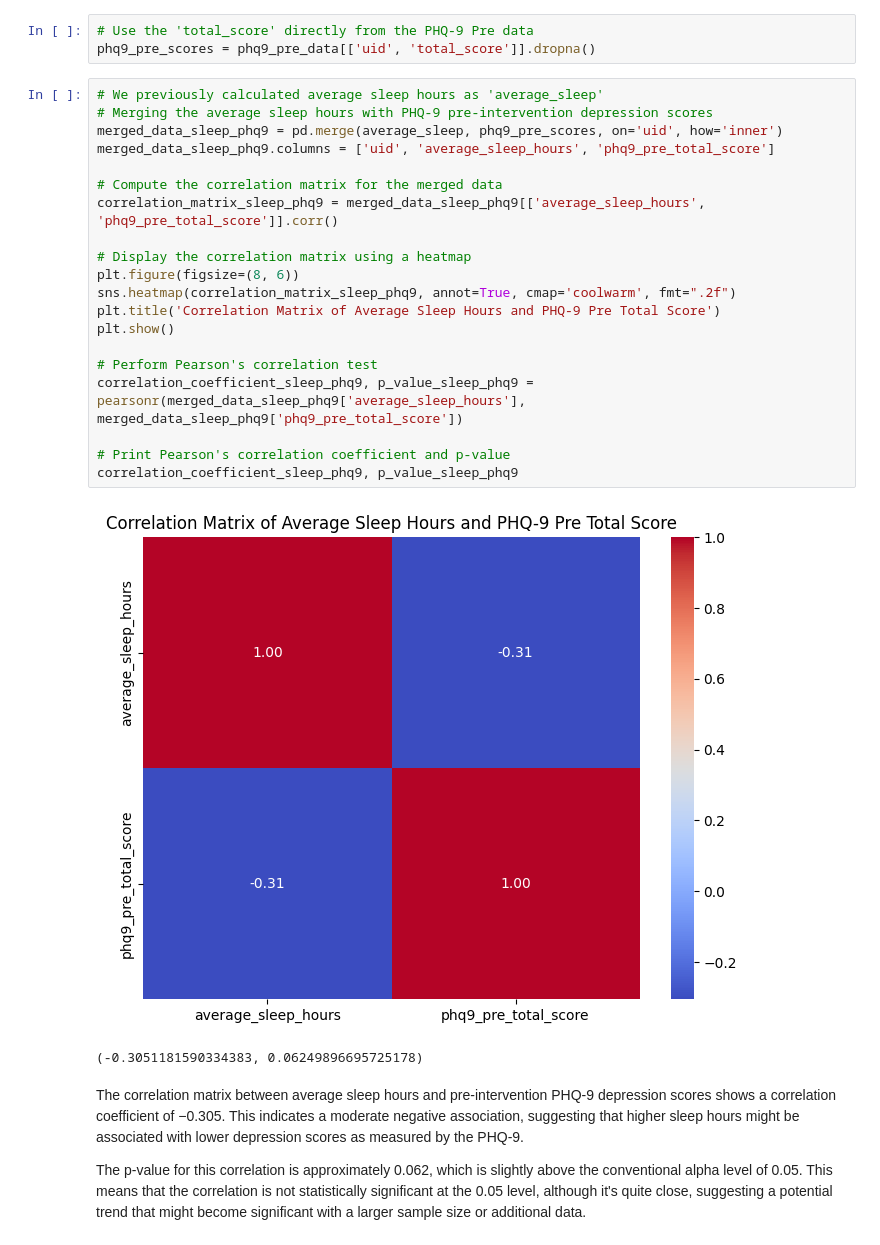
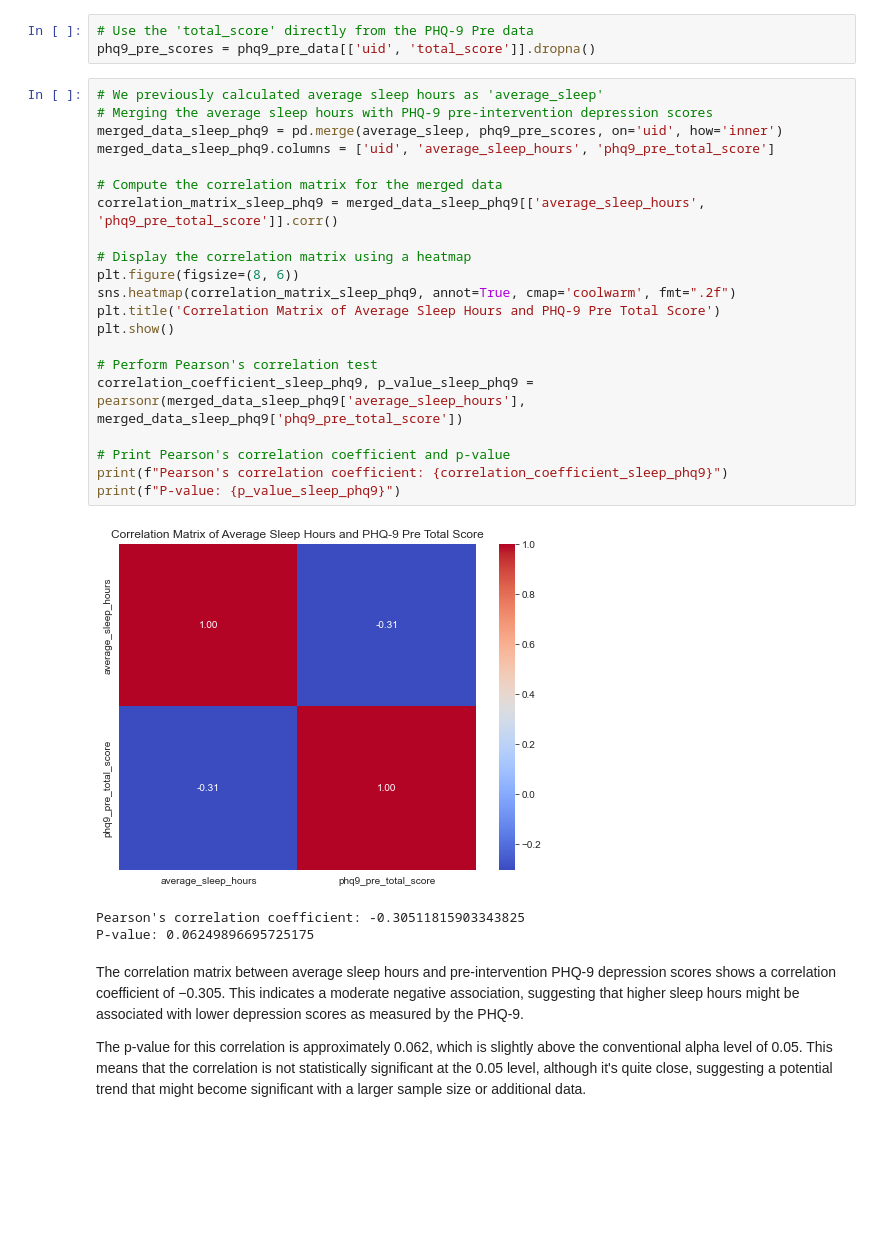
Before and after one commit to MR-ENVYR/BRSM-NSTW-PROJ, a Jupyter notebook: Sreejan/EMA.ipynb, the cells around one changed output. Drawn from its saved outputs; the diff is of its cells as text; blank space fills up the shorter version.

```diff
--- a/Sreejan/EMA.ipynb
+++ b/Sreejan/EMA.ipynb
@@ -246,26 +246,28 @@ phq9_pre_scores = phq9_pre_data[['uid', 'total_score']].dropna()
 # %%
 # We previously calculated average sleep hours as 'average_sleep'
 # Merging the average sleep hours with PHQ-9 pre-intervention depression scores
 merged_data_sleep_phq9 = pd.merge(average_sleep, phq9_pre_scores, on='uid', how='inner')
 merged_data_sleep_phq9.columns = ['uid', 'average_sleep_hours', 'phq9_pre_total_score']
 
 # Compute the correlation matrix for the merged data
 correlation_matrix_sleep_phq9 = merged_data_sleep_phq9[['average_sleep_hours', 'phq9_pre_total_score']].corr()
 
 # Display the correlation matrix using a heatmap
 plt.figure(figsize=(8, 6))
 sns.heatmap(correlation_matrix_sleep_phq9, annot=True, cmap='coolwarm', fmt=".2f")
 plt.title('Correlation Matrix of Average Sleep Hours and PHQ-9 Pre Total Score')
 plt.show()
 
 # Perform Pearson's correlation test
 correlation_coefficient_sleep_phq9, p_value_sleep_phq9 = pearsonr(merged_data_sleep_phq9['average_sleep_hours'], merged_data_sleep_phq9['phq9_pre_total_score'])
 
 # Print Pearson's correlation coefficient and p-value
-correlation_coefficient_sleep_phq9, p_value_sleep_phq9
+print(f"Pearson's correlation coefficient: {correlation_coefficient_sleep_phq9}")
+print(f"P-value: {p_value_sleep_phq9}")
 # %% [output]
-[figure, old version]
+[figure, new version]
-(-0.3051181590334383, 0.06249896695725178)
+Pearson's correlation coefficient: -0.30511815903343825
+P-value: 0.06249896695725175
 # %% [markdown]
 The correlation matrix between average sleep hours and pre-intervention PHQ-9 depression scores shows a correlation coefficient of
 −0.305. This indicates a moderate negative association, suggesting that higher sleep hours might be associated with lower depression scores as measured by the PHQ-9.
```
Also changed, not shown: parts of 37 cells of this notebook, 19 other files.
